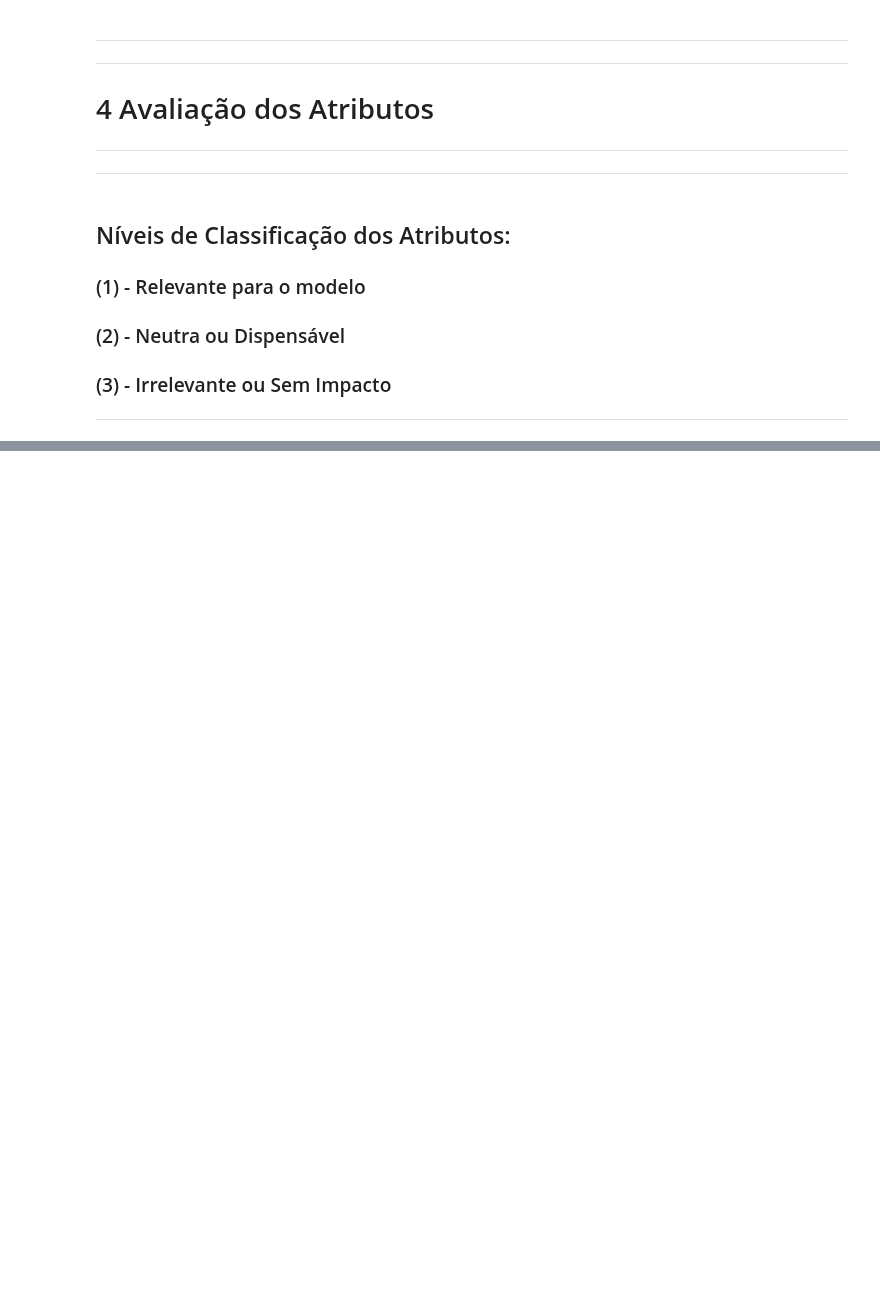
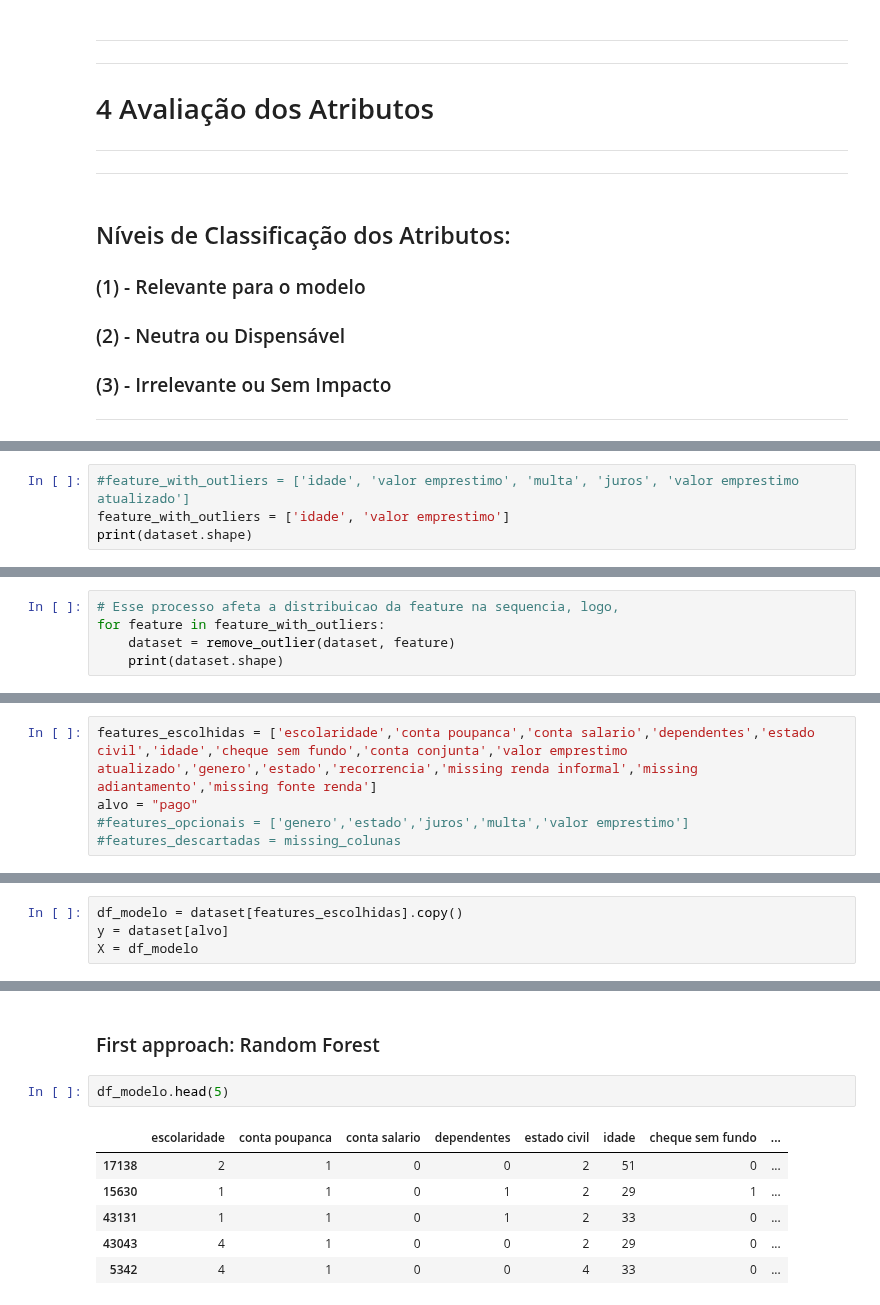
Before and after one commit to jvitorcosta/loan-EDA-python, a Jupyter notebook: loan_case.ipynb, the cells around one changed output, grey strips where cells are left out. Drawn from its saved outputs; the diff is of its cells as text; blank space fills up the shorter version.

```diff
--- a/loan_case.ipynb
+++ b/loan_case.ipynb
@@ -1000,0 +1009,4 @@ sns.scatterplot(x=dataset['renda mensal informal'],y=dataset["idade"],hue=datase
+# %%
+#feature_with_outliers = ['idade', 'valor emprestimo', 'multa', 'juros', 'valor emprestimo atualizado']
+feature_with_outliers = ['idade', 'valor emprestimo']
+print(dataset.shape)
@@ -1000,0 +1015,5 @@ sns.scatterplot(x=dataset['renda mensal informal'],y=dataset["idade"],hue=datase
+# %%
+# Esse processo afeta a distribuicao da feature na sequencia, logo,
+for feature in feature_with_outliers:
+    dataset = remove_outlier(dataset, feature)
+    print(dataset.shape)
@@ -1000,0 +1035,5 @@ sns.scatterplot(x=dataset['renda mensal informal'],y=dataset["idade"],hue=datase
+# %%
+features_escolhidas = ['escolaridade','conta poupanca','conta salario','dependentes','estado civil','idade','cheque sem fundo','conta conjunta','valor emprestimo atualizado','genero','estado','recorrencia','missing renda informal','missing adiantamento','missing fonte renda']
+alvo = "pago"
+#features_opcionais = ['genero','estado','juros','multa','valor emprestimo']
+#features_descartadas = missing_colunas
@@ -1000,0 +1052,4 @@ sns.scatterplot(x=dataset['renda mensal informal'],y=dataset["idade"],hue=datase
+# %%
+df_modelo = dataset[features_escolhidas].copy()
+y = dataset[alvo]
+X = df_modelo
@@ -1000,0 +1070,11 @@ sns.scatterplot(x=dataset['renda mensal informal'],y=dataset["idade"],hue=datase
+# %% [markdown]
+### First approach: Random Forest
+# %%
+df_modelo.head(5)
+# %% [output]
+|  | escolaridade | conta poupanca | conta salario | dependentes | estado civil | idade | cheque sem fundo | ... |
+| 17138 | 2 | 1 | 0 | 0 | 2 | 51 | 0 | ... |
+| 15630 | 1 | 1 | 0 | 1 | 2 | 29 | 1 | ... |
+| 43131 | 1 | 1 | 0 | 1 | 2 | 33 | 0 | ... |
+| 43043 | 4 | 1 | 0 | 0 | 2 | 29 | 0 | ... |
+| 5342 | 4 | 1 | 0 | 0 | 4 | 33 | 0 | ... |
```
Also changed, not shown: parts of 57 cells of this notebook.
